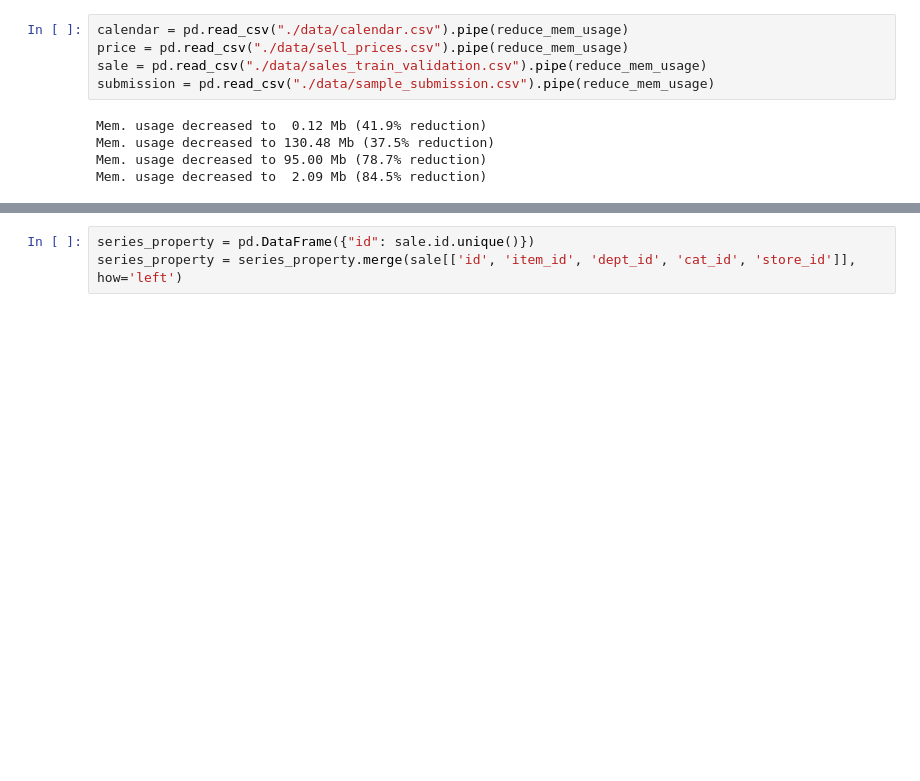
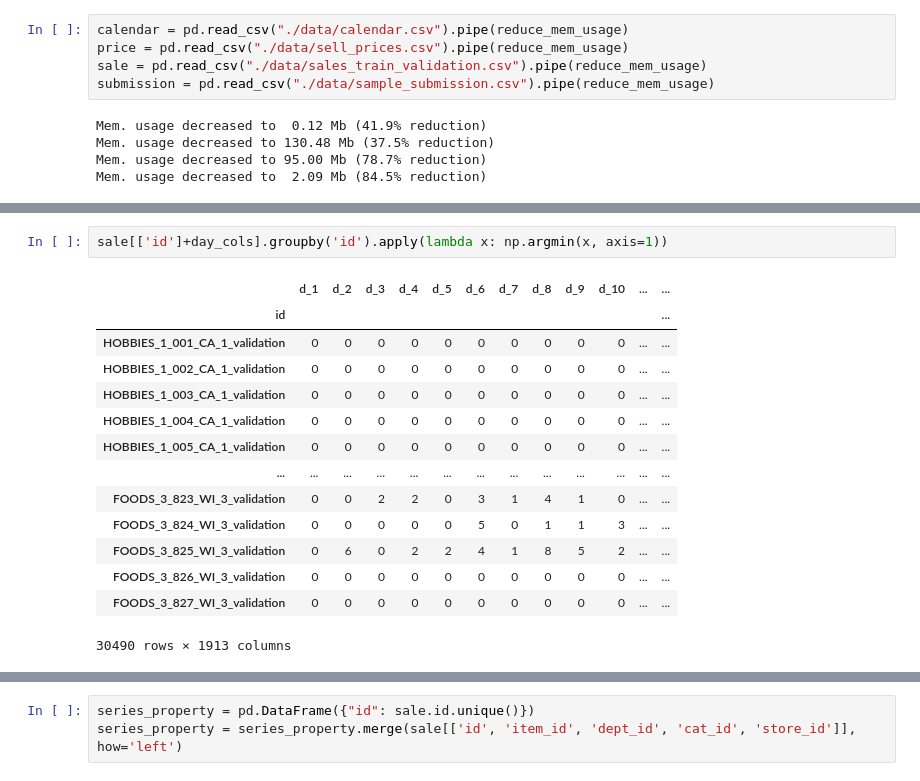
Before and after one commit to Relevation-143/Deep-Time-Series-Prediction, a Jupyter notebook: m5-wavenet.ipynb, the cells around one changed output, grey strips where cells are left out. Drawn from its saved outputs; the diff is of its cells as text; blank space fills up the shorter version.

```diff
--- a/m5-wavenet.ipynb
+++ b/m5-wavenet.ipynb
@@ -54,0 +64,17 @@ Mem. usage decreased to  2.09 Mb (84.5% reduction)
+# %%
+sale[['id']+day_cols].groupby('id').apply(lambda x: np.argmin(x, axis=1))
+# %% [output]
+|  | d_1 | d_2 | d_3 | d_4 | d_5 | d_6 | d_7 | d_8 | d_9 | d_10 | ... | ... |
+| id |  |  |  |  |  |  |  |  |  |  |  | ... |
+| HOBBIES_1_001_CA_1_validation | 0 | 0 | 0 | 0 | 0 | 0 | 0 | 0 | 0 | 0 | ... | ... |
+| HOBBIES_1_002_CA_1_validation | 0 | 0 | 0 | 0 | 0 | 0 | 0 | 0 | 0 | 0 | ... | ... |
+| HOBBIES_1_003_CA_1_validation | 0 | 0 | 0 | 0 | 0 | 0 | 0 | 0 | 0 | 0 | ... | ... |
+| HOBBIES_1_004_CA_1_validation | 0 | 0 | 0 | 0 | 0 | 0 | 0 | 0 | 0 | 0 | ... | ... |
+| HOBBIES_1_005_CA_1_validation | 0 | 0 | 0 | 0 | 0 | 0 | 0 | 0 | 0 | 0 | ... | ... |
+| ... | ... | ... | ... | ... | ... | ... | ... | ... | ... | ... | ... | ... |
+| FOODS_3_823_WI_3_validation | 0 | 0 | 2 | 2 | 0 | 3 | 1 | 4 | 1 | 0 | ... | ... |
+| FOODS_3_824_WI_3_validation | 0 | 0 | 0 | 0 | 0 | 5 | 0 | 1 | 1 | 3 | ... | ... |
+| FOODS_3_825_WI_3_validation | 0 | 6 | 0 | 2 | 2 | 4 | 1 | 8 | 5 | 2 | ... | ... |
+| FOODS_3_826_WI_3_validation | 0 | 0 | 0 | 0 | 0 | 0 | 0 | 0 | 0 | 0 | ... | ... |
+| FOODS_3_827_WI_3_validation | 0 | 0 | 0 | 0 | 0 | 0 | 0 | 0 | 0 | 0 | ... | ... |
+30490 rows × 1913 columns
```
Also changed, not shown: parts of 5 cells of this notebook, 5 other files.
